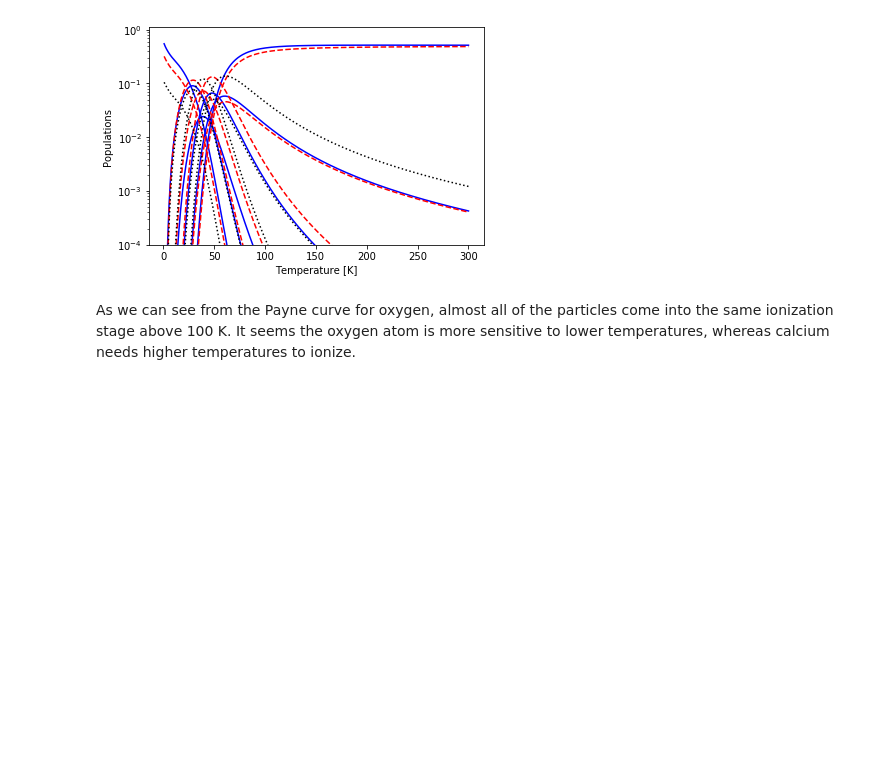
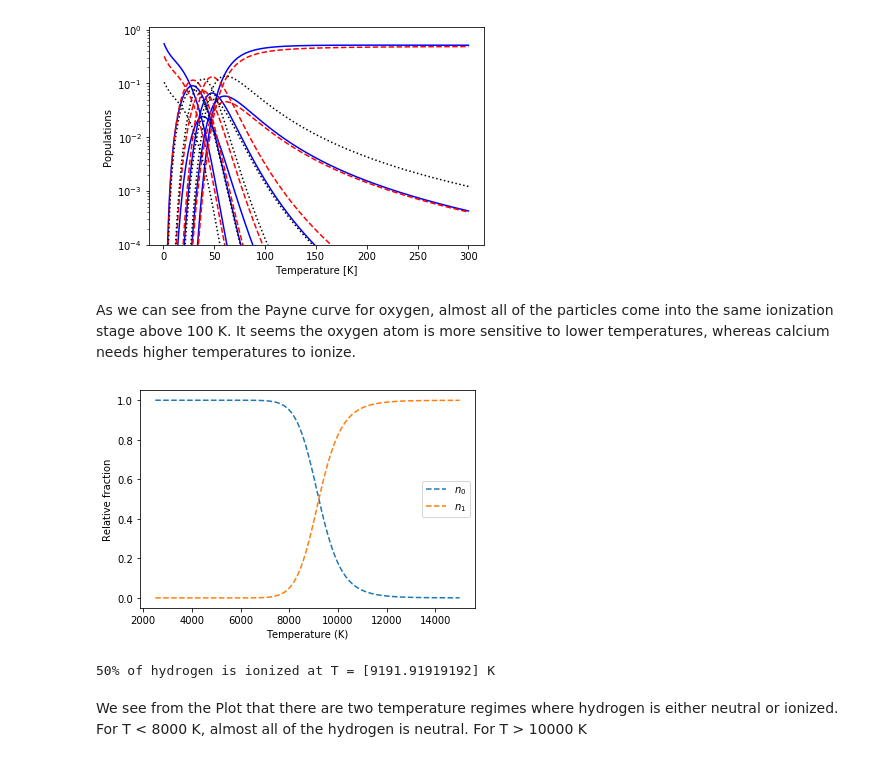
Before and after one commit to meudnaes/AST4310, a Jupyter notebook: project1.ipynb, the cells around one changed output. Cells and saved outputs as stored; diff of their text form; code cells hidden in the pictures; blank space fills up the shorter version.

```diff
--- a/project1.ipynb
+++ b/project1.ipynb
@@ -232,3 +232,22 @@ new_atom.plot_payne(new_temp, e_press)
 [figure]
 # %% [markdown]
 As we can see from the Payne curve for oxygen, almost all of the particles come into the same ionization stage above 100 K. It seems the oxygen atom is more sensitive to lower temperatures, whereas calcium needs higher temperatures to ionize.
+# %%
+h_atom = Atom("H_atom.txt")
+e_press = 10*units.Pa
+tempx = np.linspace(2500,15000,100)*units.K
+n = np.nansum(h_atom.compute_populations(tempx, e_press), axis=1)
+n_0 = n[0]
+n_1 = n[1]
+plt.plot(tempx, n_0, ls = '--', label=r"$n_0$")
+plt.plot(tempx, n_1, ls = '--', label=r"$n_1$")
+plt.legend()
+plt.xlabel("Temperature (K)")
+plt.ylabel("Relative fraction")
+plt.show()
+print("50% of hydrogen is ionized at T =", tempx[np.where(abs(n_0 - 0.5)<0.05)])
+# %% [output]
+[figure, added]
+50% of hydrogen is ionized at T = [9191.91919192] K
+# %% [markdown]
+We see from the Plot that there are two temperature regimes where hydrogen is either neutral or ionized. For T < 8000 K, almost all of the hydrogen is neutral. For T > 10000 K
```
